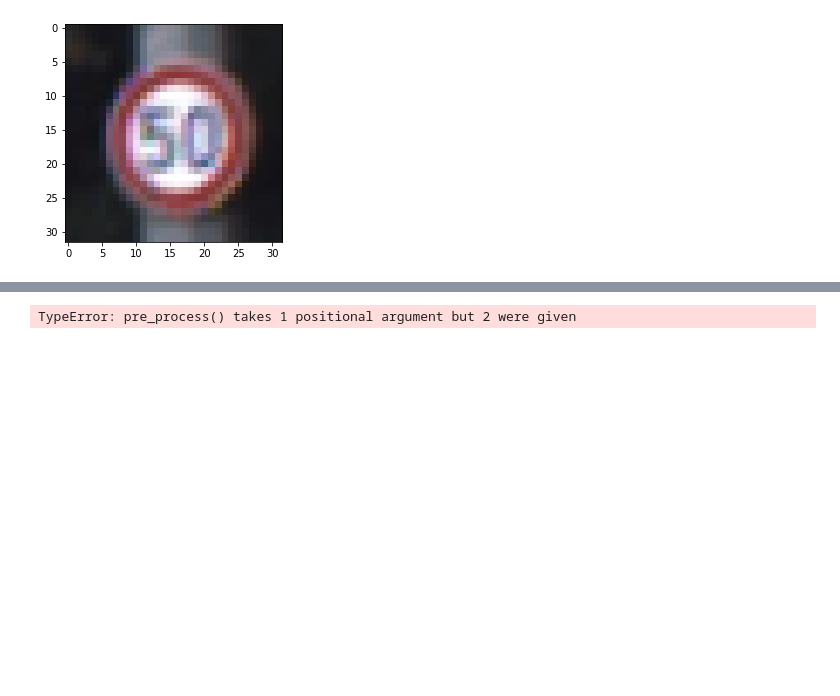
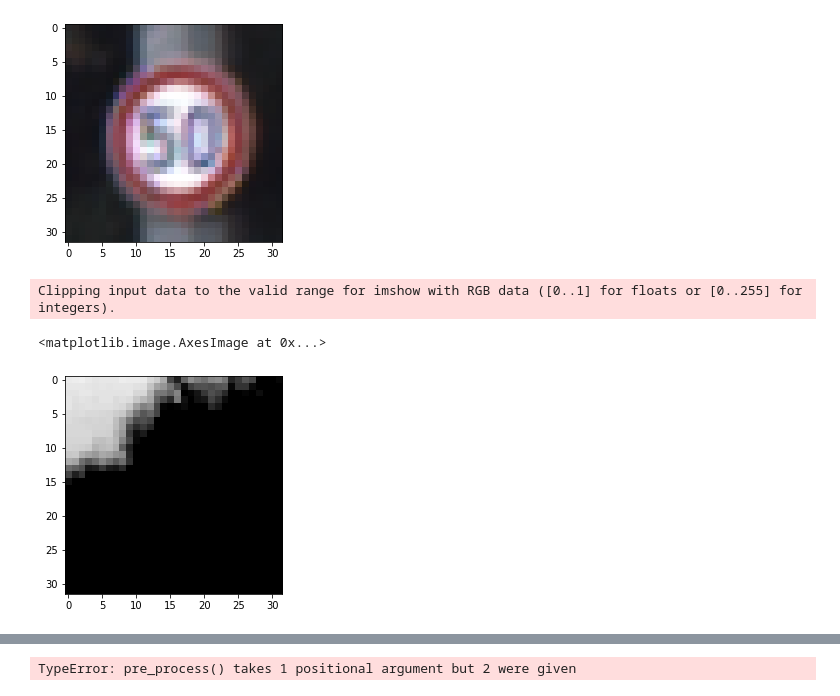
Before and after one commit to aliasaswad/CarND-Traffic-Sign-Classifier-P3, a Jupyter notebook: Traffic_Sign_Classifier.ipynb, the cells around one changed output, grey strips where cells are left out. Drawn from its saved outputs; the diff is of its cells as text; code cells hidden in the pictures; blank space fills up the shorter version.

```diff
--- a/Traffic_Sign_Classifier.ipynb
+++ b/Traffic_Sign_Classifier.ipynb
@@ -417,3 +417,14 @@ plt.imshow(X_train[1])
 # %% [output]
 <matplotlib.image.AxesImage at 0x...>
 [figure]
+# %%
+def preprocessing(images):
+    output = np.zeros((len(images), 32, 32, 3), np.float64)
+    for index, img in enumerate(images):
+        gray = cv2.cvtColor(cv2.cvtColor(img, cv2.COLOR_RGB2GRAY), cv2.COLOR_GRAY2RGB)
+        output[index] = (gray.astype(np.float64) - 128)/128
+    return output
+# %%
+X_train, y_train = shuffle(X_train, y_train)
+# %%
+X_train = preprocessing(X_train)
@@ -420,3 +435,9 @@ plt.imshow(X_train[1])
+# %%
+plt.imshow(X_train[1])
+# %% [output]
+Clipping input data to the valid range for imshow with RGB data ([0..1] for floats or [0..255] for integers).
+<matplotlib.image.AxesImage at 0x...>
+[figure, added]
 # %%
 images_list = list()
 labels_list = list()
```
Also changed, not shown: parts of 7 cells of this notebook.
